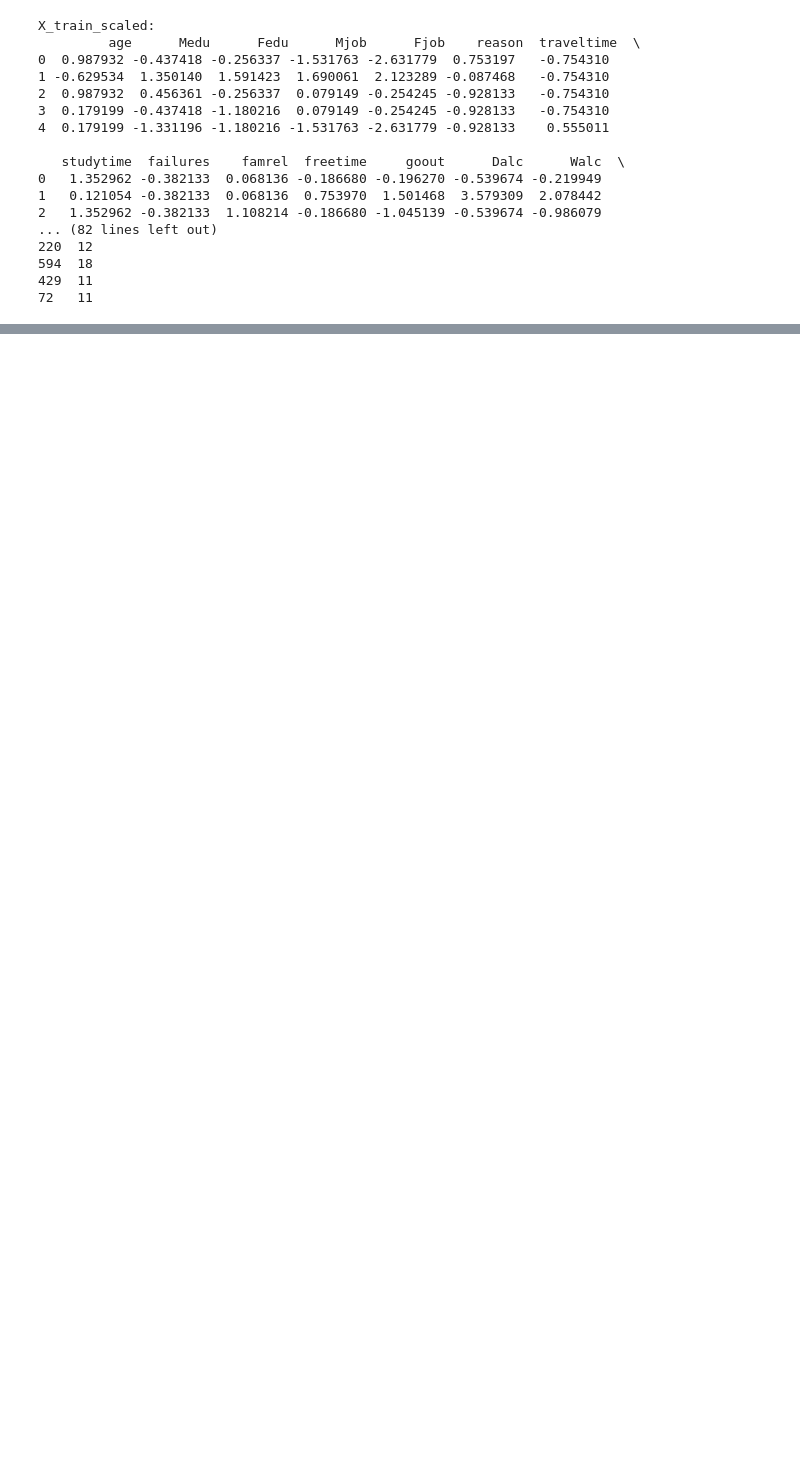
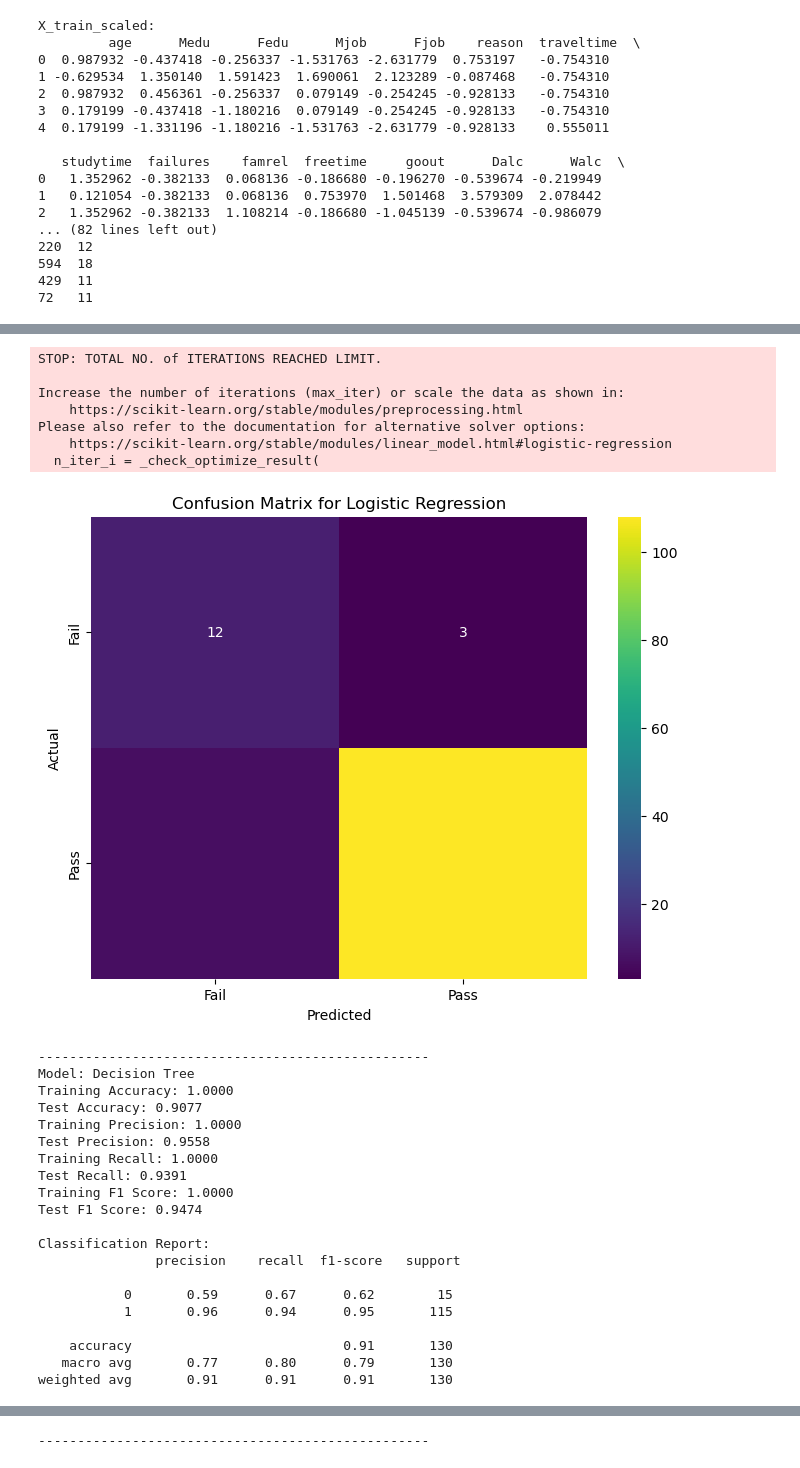
Before and after one commit to NeilTipton193/Student-Success-Study, a Jupyter notebook: Student Performance.ipynb, the cells around one changed output, grey strips where cells are left out. Drawn from its saved outputs; the diff is of its cells as text; code cells hidden in the pictures; blank space fills up the shorter version.

Commit message:
Perform Classification, summarize Regression

```diff
--- a/Student Performance.ipynb
+++ b/Student Performance.ipynb
@@ -323,0 +414,45 @@ Test Adjusted R²: 0.7621
+# %%
+# Resample by running train_test_split again
+X_train_scaled, X_test_scaled, Y_train, Y_test = train_test_split(X, Y, test_size=0.2, random_state=42)
+# %%
+# List of classification models to evaluate
+models = {
+    "Logistic Regression": LogisticRegression(),
+    "Decision Tree": DecisionTreeClassifier(),
+    "Random Forest": RandomForestClassifier(),
+    "Gradient Boosting": GradientBoostingClassifier(),
+    "Support Vector Classifier": SVC()
+}
+# %%
+# Function to evaluate the model
+def evaluate_model(name, model, X_train, X_test, Y_train, Y_test):
+    model.fit(X_train, Y_train)
+    Y_pred_train = model.predict(X_train)
+    Y_pred_test = model.predict(X_test)
+
+    print(f"Model: {name}")
+    print(f"Training Accuracy: {accuracy_score(Y_train, Y_pred_train):.4f}")
+    print(f"Test Accuracy: {accuracy_score(Y_test, Y_pred_test):.4f}")
+    print(f"Training Precision: {precision_score(Y_train, Y_pred_train):.4f}")
+    print(f"Test Precision: {precision_score(Y_test, Y_pred_test):.4f}")
+    print(f"Training Recall: {recall_score(Y_train, Y_pred_train):.4f}")
+    print(f"Test Recall: {recall_score(Y_test, Y_pred_test):.4f}")
+    print(f"Training F1 Score: {f1_score(Y_train, Y_pred_train):.4f}")
+    print(f"Test F1 Score: {f1_score(Y_test, Y_pred_test):.4f}")
+    print("\nClassification Report:\n", classification_report(Y_test, Y_pred_test))
+
+    # Confusion Matrix
+    cm = confusion_matrix(Y_test, Y_pred_test)
+    plt.figure(figsize=(8, 6))
+    sns.heatmap(cm, annot=True, fmt='d', cmap='viridis', xticklabels=['Fail', 'Pass'], yticklabels=['Fail', 'Pass'])
+    plt.title(f'Confusion Matrix for {name}')
+    plt.ylabel('Actual')
+    plt.xlabel('Predicted')
+    plt.show()
+
+    print("-" * 50)
+# %%
+# Evaluate all models
+for name, model in models.items():
+    evaluate_model(name, model, X_train_scaled, X_test_scaled, Y_train, Y_test)
+# %% [output]
@@ -323,0 +478,28 @@ Test Adjusted R²: 0.7621
+STOP: TOTAL NO. of ITERATIONS REACHED LIMIT.
+
+Increase the number of iterations (max_iter) or scale the data as shown in:
+    https://scikit-learn.org/stable/modules/preprocessing.html
+Please also refer to the documentation for alternative solver options:
+    https://scikit-learn.org/stable/modules/linear_model.html#logistic-regression
+  n_iter_i = _check_optimize_result(
+[figure, added]
+--------------------------------------------------
+Model: Decision Tree
+Training Accuracy: 1.0000
+Test Accuracy: 0.9077
+Training Precision: 1.0000
+Test Precision: 0.9558
+Training Recall: 1.0000
+Test Recall: 0.9391
+Training F1 Score: 1.0000
+Test F1 Score: 0.9474
+
+Classification Report:
+               precision    recall  f1-score   support
+
+           0       0.59      0.67      0.62        15
+           1       0.96      0.94      0.95       115
+
+    accuracy                           0.91       130
+   macro avg       0.77      0.80      0.79       130
+weighted avg       0.91      0.91      0.91       130
@@ -323,0 +570 @@ Test Adjusted R²: 0.7621
+--------------------------------------------------
```
Also changed, not shown: parts of 5 cells of this notebook.
